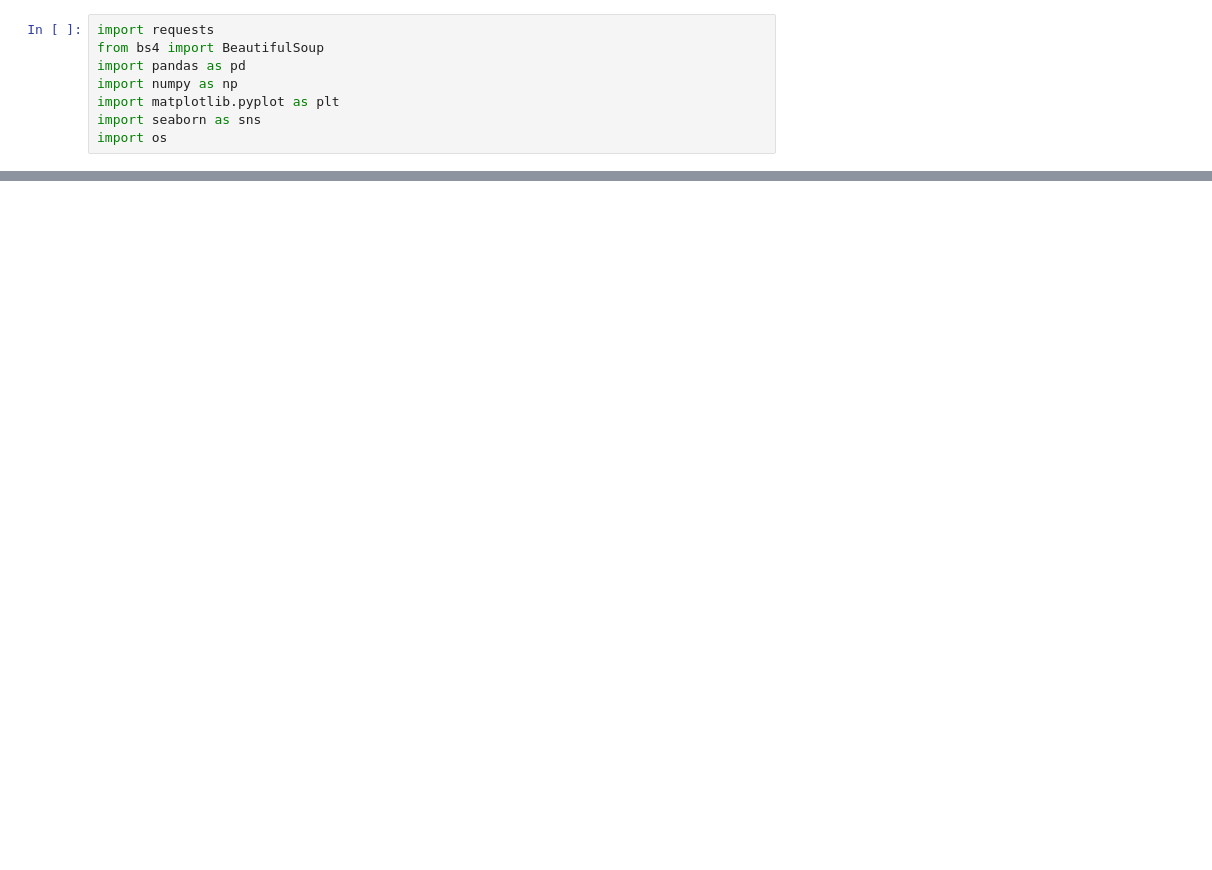
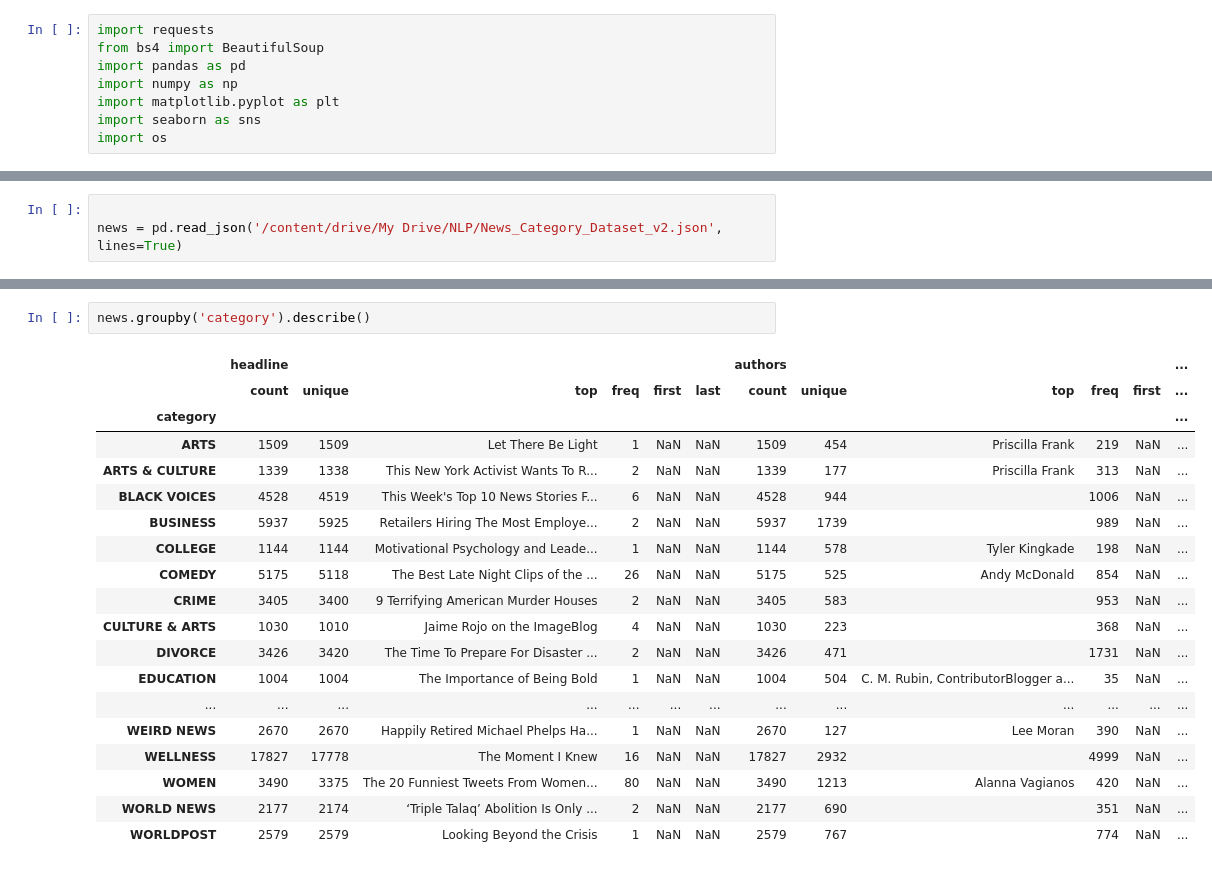
Before and after one commit to DipeshChothwe/NLP, a Jupyter notebook: Topic_modeling_for_news_categories.ipynb, the cells around one changed output, grey strips where cells are left out. Cells and saved outputs as stored; diff of their text form; blank space fills up the shorter version.

```diff
--- a/Topic_modeling_for_news_categories.ipynb
+++ b/Topic_modeling_for_news_categories.ipynb
@@ -124,0 +40,3 @@ scrap_news_url(driver)
+# %%
+
+news = pd.read_json('/content/drive/My Drive/NLP/News_Category_Dataset_v2.json', lines=True)
@@ -124,0 +53,22 @@ scrap_news_url(driver)
+# %%
+news.groupby('category').describe()
+# %% [output]
+|  | headline |  |  |  |  |  | authors |  |  |  |  | ... |
+|  | count | unique | top | freq | first | last | count | unique | top | freq | first | ... |
+| category |  |  |  |  |  |  |  |  |  |  |  | ... |
+| ARTS | 1509 | 1509 | Let There Be Light | 1 | NaN | NaN | 1509 | 454 | Priscilla Frank | 219 | NaN | ... |
+| ARTS & CULTURE | 1339 | 1338 | This New York Activist Wants To R... | 2 | NaN | NaN | 1339 | 177 | Priscilla Frank | 313 | NaN | ... |
+| BLACK VOICES | 4528 | 4519 | This Week's Top 10 News Stories F... | 6 | NaN | NaN | 4528 | 944 |  | 1006 | NaN | ... |
+| BUSINESS | 5937 | 5925 | Retailers Hiring The Most Employe... | 2 | NaN | NaN | 5937 | 1739 |  | 989 | NaN | ... |
+| COLLEGE | 1144 | 1144 | Motivational Psychology and Leade... | 1 | NaN | NaN | 1144 | 578 | Tyler Kingkade | 198 | NaN | ... |
+| COMEDY | 5175 | 5118 | The Best Late Night Clips of the ... | 26 | NaN | NaN | 5175 | 525 | Andy McDonald | 854 | NaN | ... |
+| CRIME | 3405 | 3400 | 9 Terrifying American Murder Houses | 2 | NaN | NaN | 3405 | 583 |  | 953 | NaN | ... |
+| CULTURE & ARTS | 1030 | 1010 | Jaime Rojo on the ImageBlog | 4 | NaN | NaN | 1030 | 223 |  | 368 | NaN | ... |
+| DIVORCE | 3426 | 3420 | The Time To Prepare For Disaster ... | 2 | NaN | NaN | 3426 | 471 |  | 1731 | NaN | ... |
+| EDUCATION | 1004 | 1004 | The Importance of Being Bold | 1 | NaN | NaN | 1004 | 504 | C. M. Rubin, ContributorBlogger a... | 35 | NaN | ... |
+| ... | ... | ... | ... | ... | ... | ... | ... | ... | ... | ... | ... | ... |
+| WEIRD NEWS | 2670 | 2670 | Happily Retired Michael Phelps Ha... | 1 | NaN | NaN | 2670 | 127 | Lee Moran | 390 | NaN | ... |
+| WELLNESS | 17827 | 17778 | The Moment I Knew | 16 | NaN | NaN | 17827 | 2932 |  | 4999 | NaN | ... |
+| WOMEN | 3490 | 3375 | The 20 Funniest Tweets From Women... | 80 | NaN | NaN | 3490 | 1213 | Alanna Vagianos | 420 | NaN | ... |
+| WORLD NEWS | 2177 | 2174 | ‘Triple Talaq’ Abolition Is Only ... | 2 | NaN | NaN | 2177 | 690 |  | 351 | NaN | ... |
+| WORLDPOST | 2579 | 2579 | Looking Beyond the Crisis | 1 | NaN | NaN | 2579 | 767 |  | 774 | NaN | ... |
```
Also changed, not shown: parts of 25 cells of this notebook.
